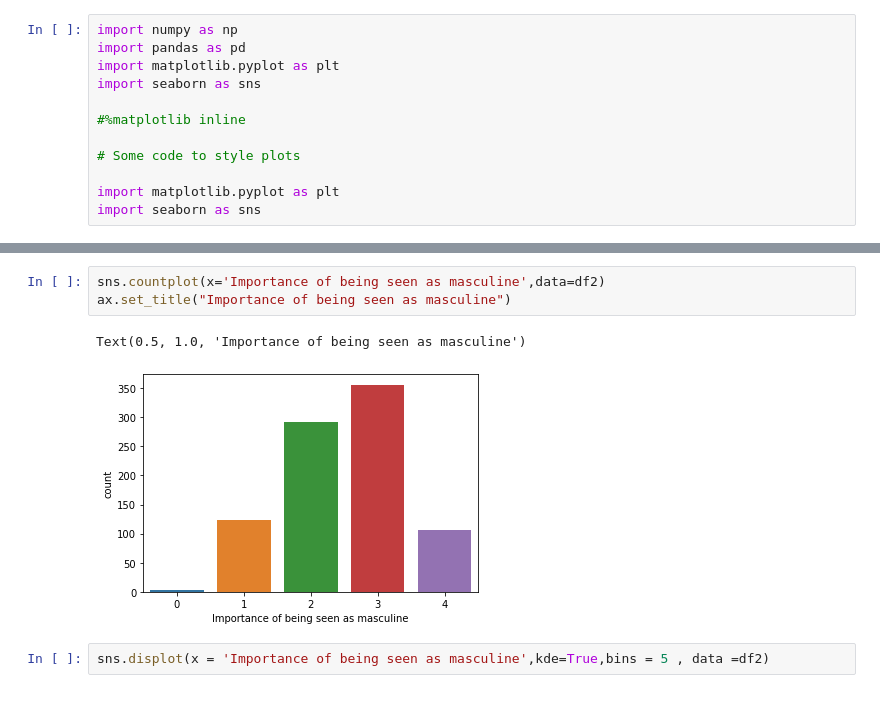
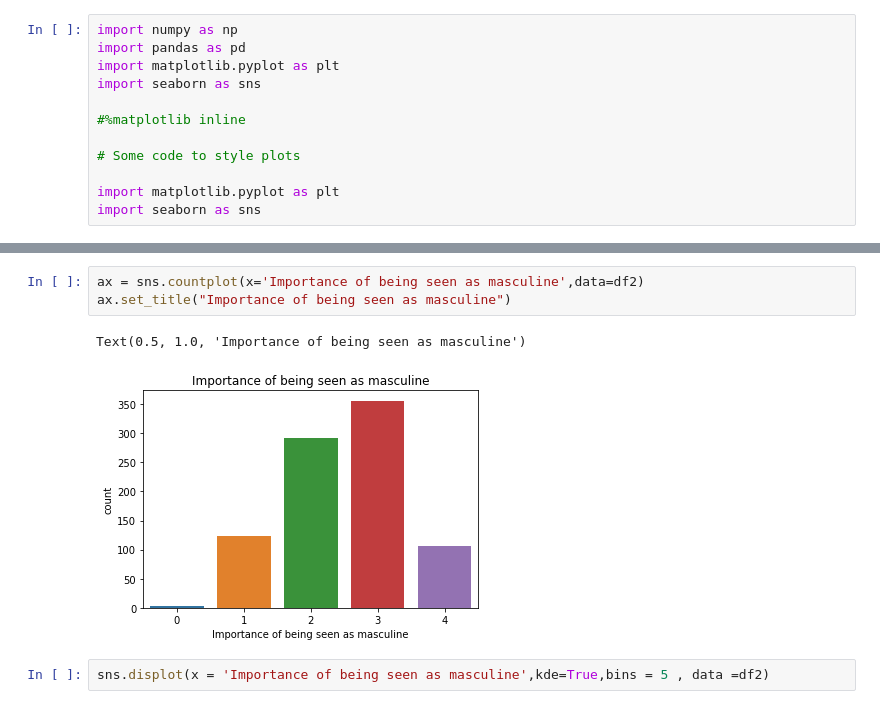
Before and after one commit to data301-2021-winter1/group20-project-, a Jupyter notebook: notebooks/analysis1.ipynb, the cells around one changed output, grey strips where cells are left out. Saved outputs shown, nothing was run; the diff lists cells and outputs as text.

```diff
--- a/notebooks/analysis1.ipynb
+++ b/notebooks/analysis1.ipynb
@@ -587,11 +632,11 @@ df2.groupby(["Importance of being seen as masculine"]).size().reset_index(name="
 | 3 | 3 | 356 |
 | 4 | 4 | 106 |
 # %%
-sns.countplot(x='Importance of being seen as masculine',data=df2)
+ax = sns.countplot(x='Importance of being seen as masculine',data=df2)
 ax.set_title("Importance of being seen as masculine")
 # %% [output]
 Text(0.5, 1.0, 'Importance of being seen as masculine')
-[figure, old version]
+[figure, new version]
 # %%
 sns.displot(x = 'Importance of being seen as masculine',kde=True,bins = 5 , data =df2)
 # %% [output]
```
Also changed, not shown: parts of 8 cells of this notebook.
